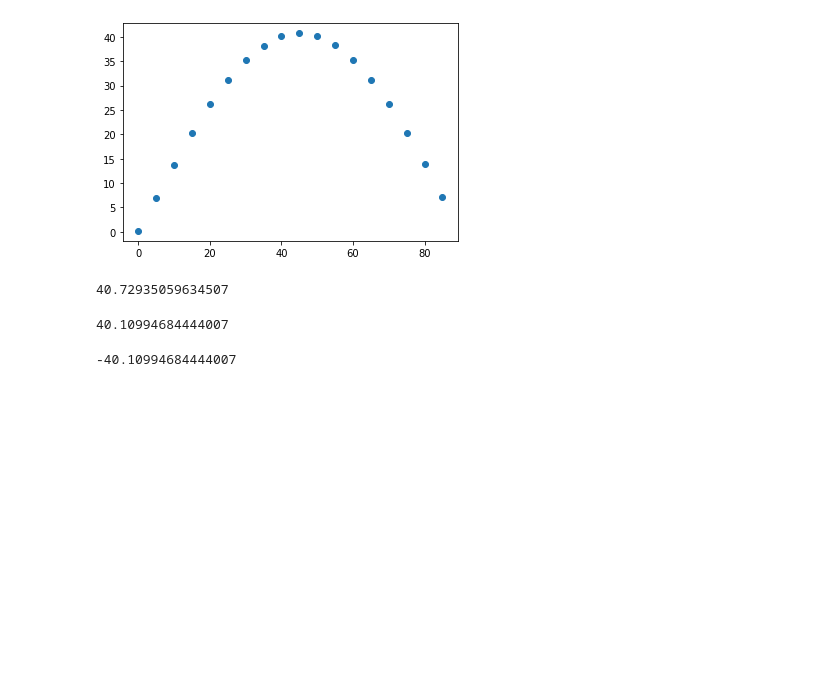
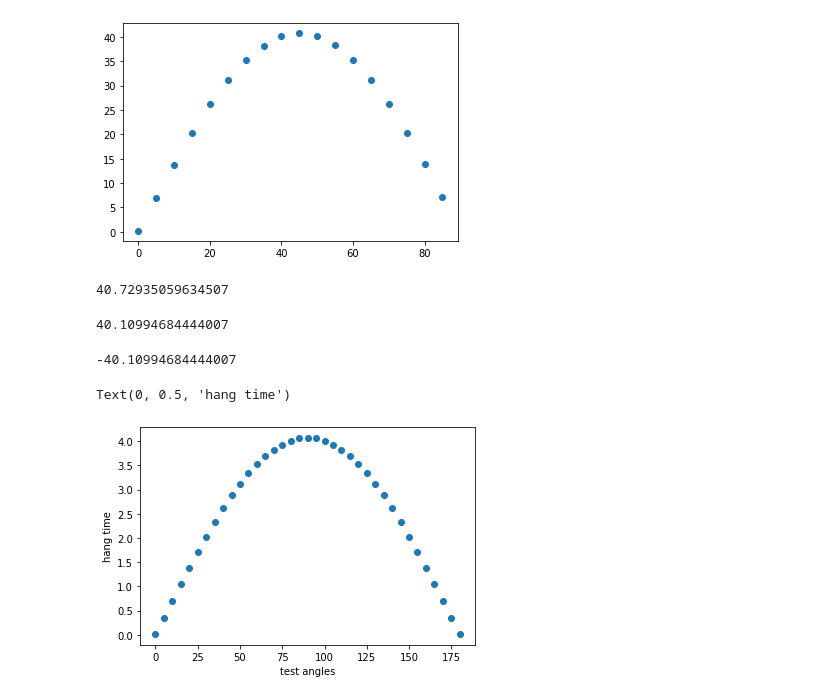
Before and after one commit to sergiovasquez122/Mathematics-for-programmers, a Jupyter notebook: chapter12.ipynb, the cells around one changed output. Cells and saved outputs as stored; diff of their text form; code cells hidden in the pictures; blank space fills up the shorter version.

```diff
--- a/chapter12.ipynb
+++ b/chapter12.ipynb
@@ -77,3 +77,12 @@ landing_position(trajectory(theta = 50))
 landing_position(trajectory(theta = 130))
 # %% [output]
 -40.10994684444007
+# %%
+test_angles = range(0, 181, 5)
+hang_times = [hang_time(trajectory(test_angle)) for test_angle in test_angles]
+plt.scatter(test_angles, hang_times)
+plt.xlabel('test angles')
+plt.ylabel('hang time')
+# %% [output]
+Text(0, 0.5, 'hang time')
+[figure, added]
```
